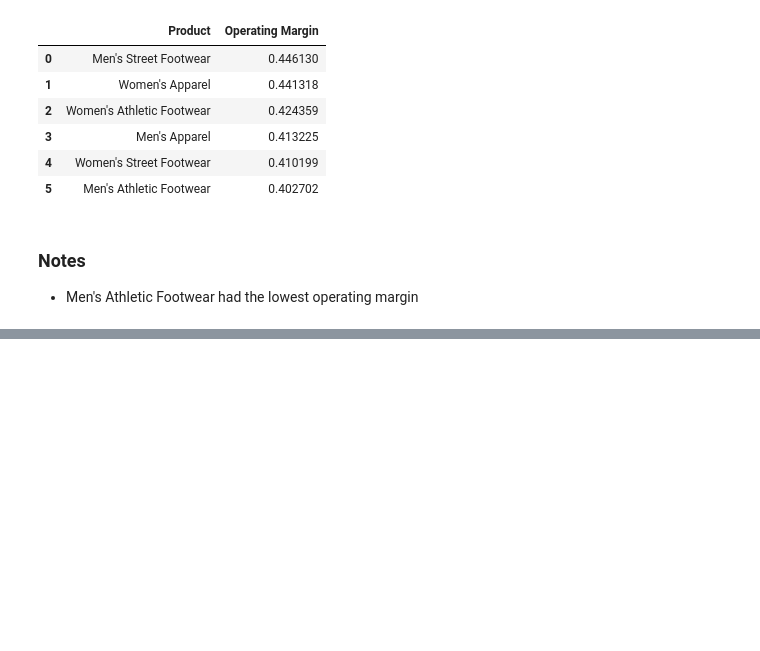
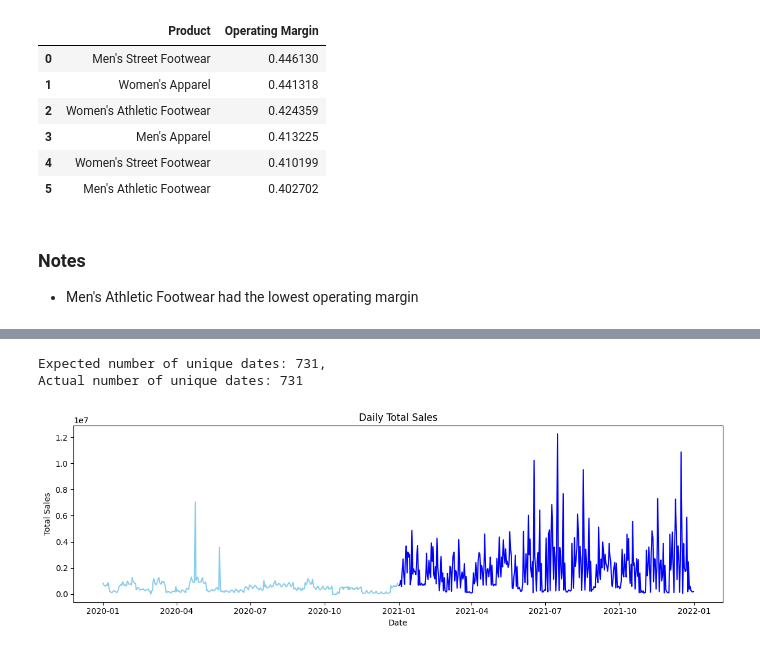
Before and after one commit to murithidenisgitobu/Adidas-Sales-Analysis-Across-the-US, a Jupyter notebook: Jupyter Notebook/adidas_notebook.ipynb, the cells around one changed output, grey strips where cells are left out. Cells and saved outputs as stored; diff of their text form; code cells hidden in the pictures; blank space fills up the shorter version.

```diff
--- a/Jupyter Notebook/adidas_notebook.ipynb
+++ b/Jupyter Notebook/adidas_notebook.ipynb
@@ -964,0 +967,13 @@ data_prods
+# %%
+# Copy Data
+data_copy = data.copy()
+
+# Set date to index
+data_copy.set_index("Invoice Date", inplace=True)
+
+# Resample data --> Daily
+daily_sales = (data_copy.resample("D")["Total Sales"]
+               .sum().reset_index()
+               .rename(columns={"Invoice Date" : "Date"}))
+
+daily_sales.head()
@@ -964,0 +987,35 @@ data_prods
+# %%
+# Check for any missing dates
+min_date = daily_sales["Invoice Date"].min() # Earliest date
+max_date = daily_sales["Invoice Date"].max() # Latest date
+
+# Get the ecpected number of dates given the min and max dates
+expected_dates = pd.date_range(start=min_date, end=max_date, freq='D')
+
+# Get the actual number of dates
+print(f"Expected number of unique dates: {len(expected_dates)},\nActual number of unique dates: {len(daily_sales['Invoice Date'].unique())}")
+# %% [output]
+Expected number of unique dates: 731,
+Actual number of unique dates: 731
+# %%
+# Daily sales visuals
+plt.figure(figsize=(12, 4))
+sns.lineplot(
+    data=daily_sales[daily_sales["Date"] < "2020-12-31"],
+    x="Date",
+    y="Total Sales",
+    color='skyblue'
+)
+sns.lineplot(
+    data=daily_sales[daily_sales["Date"] > "2020-12-31"],
+    x="Date",
+    y="Total Sales",
+    color='blue'
+)
+plt.title("Daily Total Sales")
+plt.xlabel("Date")
+plt.ylabel("Total Sales")
+plt.tight_layout()
+plt.show()
+# %% [output]
+[figure, added]
```
Also changed, not shown: parts of 2 cells of this notebook.
